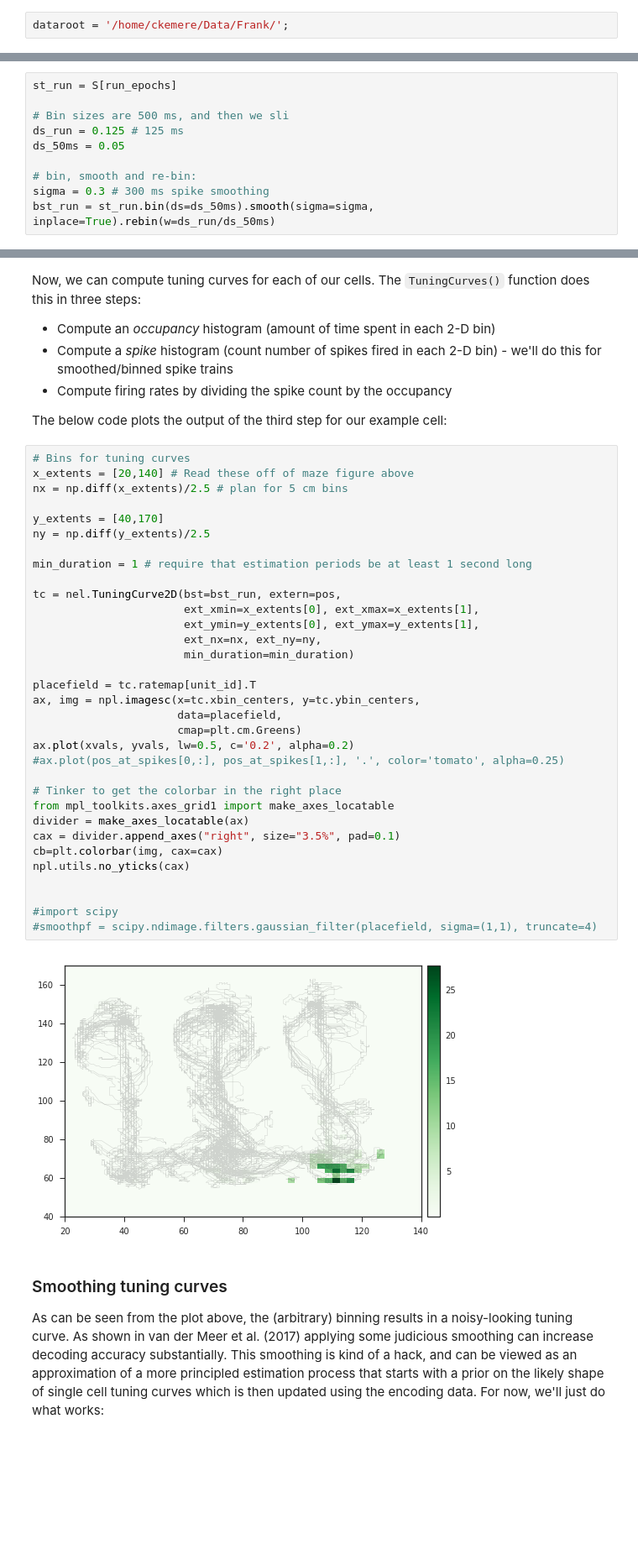
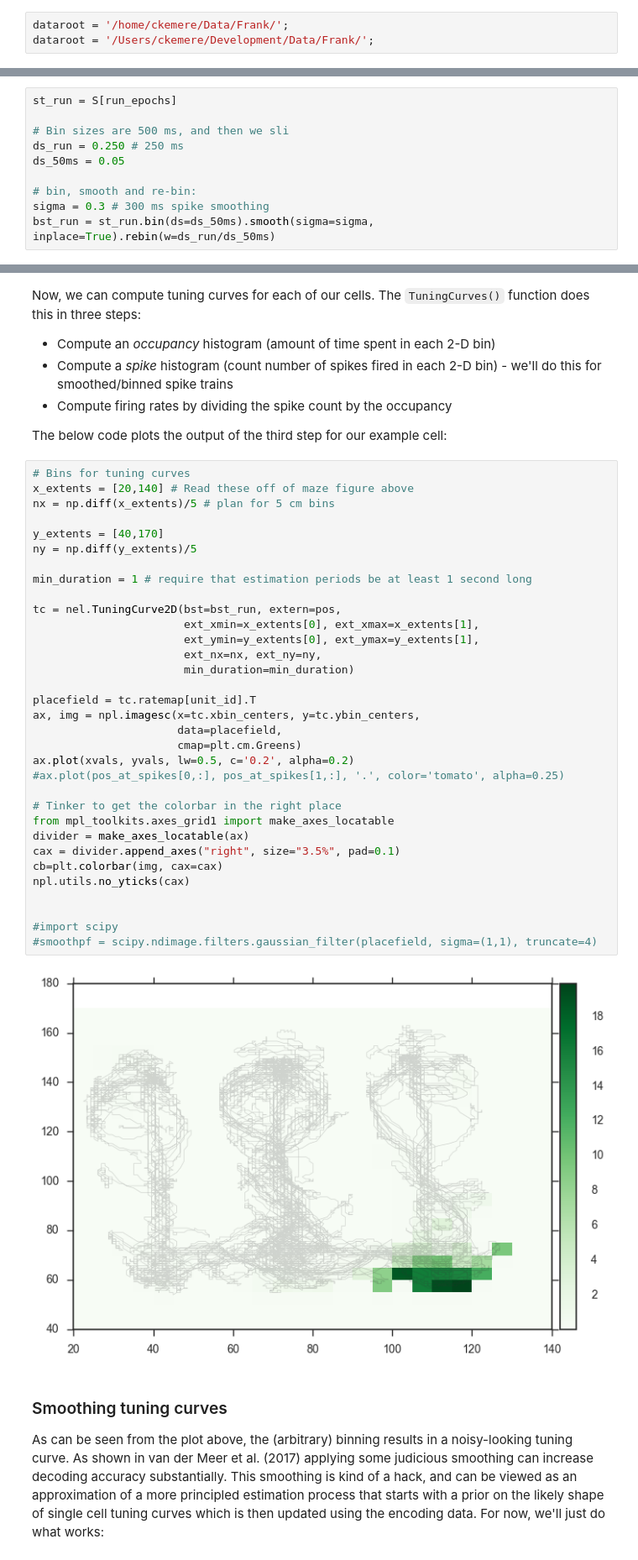
Before and after one commit to Summer-MIND/mind_2017, a Jupyter notebook: Tutorials/SpikeDecoding/spike_decoding_python.ipynb, the cells around one changed output, grey strips where cells are left out. Shown at 84% size. Cells and saved outputs as stored; diff of their text form; blank space fills up the shorter version.

```diff
--- a/Tutorials/SpikeDecoding/spike_decoding_python.ipynb
+++ b/Tutorials/SpikeDecoding/spike_decoding_python.ipynb
@@ -37,6 +37,7 @@ import warnings
 Finally, you'll need the data we use for this notebook. The source for this data is the CRCNS.org neural data repository, where it was deposited by the laboratory of Loren Frank. A large compressed archive can be found [here](https://localhost). You should download and uncompress it. We then need to set the data location.
 # %%
 dataroot = '/home/ckemere/Data/Frank/';
+dataroot = '/Users/ckemere/Development/Data/Frank/';
 # %% [markdown]
 # Loading and inspecting the data
 # %% [markdown]
@@ -183,7 +184,7 @@ defined epochs, respecting epoch boundaries.
 st_run = S[run_epochs]
 
 # Bin sizes are 500 ms, and then we sli
-ds_run = 0.125 # 125 ms
+ds_run = 0.250 # 250 ms
 ds_50ms = 0.05
 
 # bin, smooth and re-bin:
@@ -200,38 +201,38 @@ The below code plots the output of the third step for our example cell:
 # %%
 # Bins for tuning curves
 x_extents = [20,140] # Read these off of maze figure above
-nx = np.diff(x_extents)/2.5 # plan for 5 cm bins
+nx = np.diff(x_extents)/5 # plan for 5 cm bins
 
 y_extents = [40,170]
-ny = np.diff(y_extents)/2.5
+ny = np.diff(y_extents)/5
 
 min_duration = 1 # require that estimation periods be at least 1 second long
 
 tc = nel.TuningCurve2D(bst=bst_run, extern=pos,
                        ext_xmin=x_extents[0], ext_xmax=x_extents[1],
                        ext_ymin=y_extents[0], ext_ymax=y_extents[1],
                        ext_nx=nx, ext_ny=ny,
                        min_duration=min_duration)
 
 placefield = tc.ratemap[unit_id].T
 ax, img = npl.imagesc(x=tc.xbin_centers, y=tc.ybin_centers,
                       data=placefield,
                       cmap=plt.cm.Greens)
 ax.plot(xvals, yvals, lw=0.5, c='0.2', alpha=0.2)
 #ax.plot(pos_at_spikes[0,:], pos_at_spikes[1,:], '.', color='tomato', alpha=0.25)
 
 # Tinker to get the colorbar in the right place
 from mpl_toolkits.axes_grid1 import make_axes_locatable
 divider = make_axes_locatable(ax)
 cax = divider.append_axes("right", size="3.5%", pad=0.1)
 cb=plt.colorbar(img, cax=cax)
 npl.utils.no_yticks(cax)
 
 
 #import scipy
 #smoothpf = scipy.ndimage.filters.gaussian_filter(placefield, sigma=(1,1), truncate=4)
 # %% [output]
-[figure, old version]
+[figure, new version]
 # %% [markdown]
 ### Smoothing tuning curves
 As can be seen from the plot above, the (arbitrary) binning results in a noisy-looking tuning curve. As shown in van der Meer et al. (2017) applying some judicious smoothing can increase decoding accuracy substantially. This smoothing is kind of a hack, and can be viewed as an approximation of a more principled estimation process that starts with a prior on the likely shape of single cell tuning curves which is then updated using the encoding data. For now, we'll just do what works:
```
Also changed, not shown: parts of 46 cells of this notebook.
